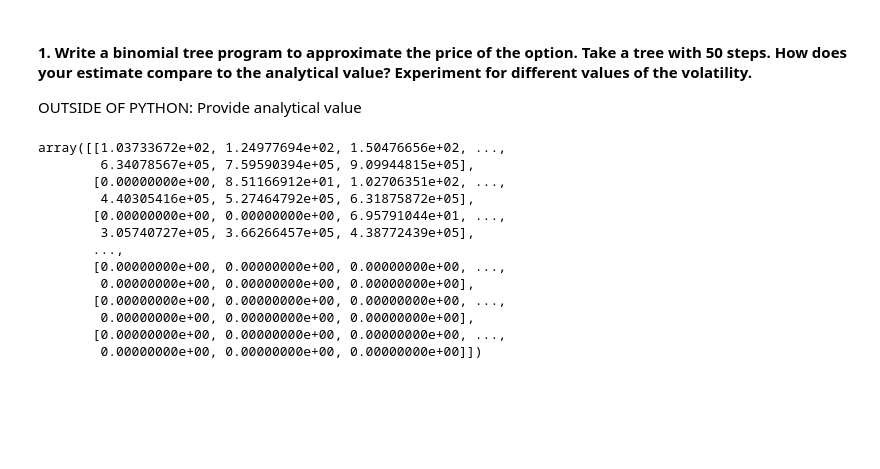
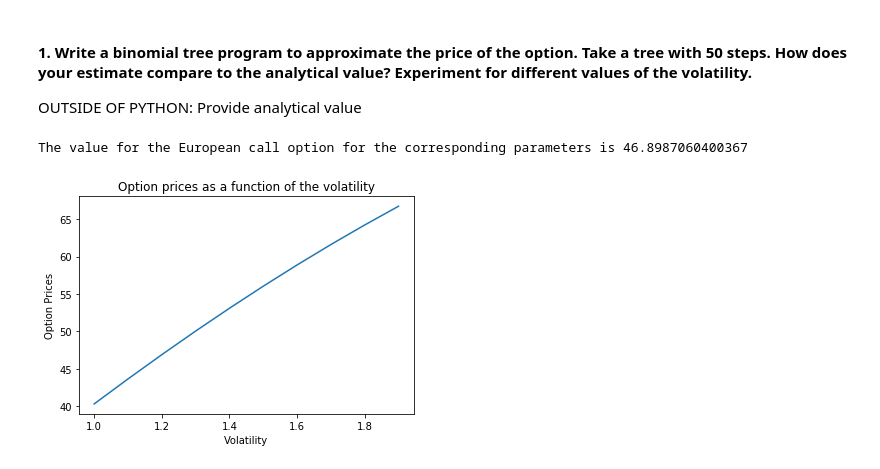
Before and after one commit to Nizario/ComputationalFinance, a Jupyter notebook: Assignments/Assignment1/main.ipynb, the cells around one changed output. Saved outputs shown, nothing was run; the diff lists cells and outputs as text; code cells hidden in the pictures; blank space fills up the shorter version.

```diff
--- a/Assignments/Assignment1/main.ipynb
+++ b/Assignments/Assignment1/main.ipynb
@@ -33,9 +33,10 @@ Code: https://seelio.com/w/2c0v/binomial-pricing-model-for-options
 K = 99 # strike price
 S0 = 100 # current price of the stock
 N = 50 # time steps
-u = 1.2
-r = .06
+sigma = 1.2 # volatility
+r = .06 # risk free rate
 T = 1 # year
+areaType = "European"
 # %% [markdown]
 #### 1. Write a binomial tree program to approximate the price of the option. Take a tree with 50 steps. How does your estimate compare to the analytical value? Experiment for different values of the volatility.
 
@@ -68,16 +44,53 @@ def binomial_tree(K, S0, N, u, r, T):
-# %%
-binomial_tree(K, S0, N, u, r, T)
-# %% [output]
-array([[1.03733672e+02, 1.24977694e+02, 1.50476656e+02, ...,
-        6.34078567e+05, 7.59590394e+05, 9.09944815e+05],
-       [0.00000000e+00, 8.51166912e+01, 1.02706351e+02, ...,
-        4.40305416e+05, 5.27464792e+05, 6.31875872e+05],
-       [0.00000000e+00, 0.00000000e+00, 6.95791044e+01, ...,
-        3.05740727e+05, 3.66266457e+05, 4.38772439e+05],
-       ...,
-       [0.00000000e+00, 0.00000000e+00, 0.00000000e+00, ...,
-        0.00000000e+00, 0.00000000e+00, 0.00000000e+00],
-       [0.00000000e+00, 0.00000000e+00, 0.00000000e+00, ...,
-        0.00000000e+00, 0.00000000e+00, 0.00000000e+00],
-       [0.00000000e+00, 0.00000000e+00, 0.00000000e+00, ...,
-        0.00000000e+00, 0.00000000e+00, 0.00000000e+00]])
+# %%
+import math
+import numpy as np
+import matplotlib.pyplot as plt
+
+def binomial_tree(K, S0, N, sigma, r, T, areaType):
+    dt = np.float(T)/N # length of a stip in the tree
+    u = np.exp(sigma*np.sqrt(dt)) # upward step
+    d = 1/u # downward step
+    p = (np.exp(r*dt)-d)/(u-d) # risk-neutral probability
+
+    ST = np.zeros(N+1) # vector of stock
+    option=np.zeros(N+1) # vector of option prices
+
+    for i in range(0, N+1):
+        ST[i] = S0*u**(N-i)*d**i
+        option[i] = max((ST[i]-K), 0)
+
+    for i in range(N - 1, -1, -1):
+        for j in range(0, i + 1):
+            option[j] = np.exp(-r*dt)*(p*option[j]+(1-p)*option[j+1])
+
+            if areaType=="AmericanCall":
+                ST[j]=np.exp(-r*dt)*(p*ST[j]+(1-p)*ST[j+1])
+                option[j]=max(option[j], max((ST[j]-K),0))
+
+            if areaType=="AmericanPut":
+                ST[j]=np.exp(-r*dt)*(p*ST[j]+(1-p)*ST[j+1])
+                option[j]=max(option[j], max(-1*(ST[j]-K),0))
+
+    return(option[0])
+
+# Calculate the option price and print it
+option_price = binomial_tree(K, S0, N, sigma, r, T, area)
+print('The value for the European call option for the corresponding parameters is ' + str(option_price))
+
+# Experiment for different values of the volatility
+
+volatilities = [(1+ i/10) for i in range(10)]
+option_prices = []
+
+for sigma in volatilities:
+    option_price = binomial_tree(K, S0, N, sigma, r, T, area)
+    option_prices.append(option_price)
+
+plt.title('Option prices as a function of the volatility')
+plt.plot(volatilities, option_prices)
+plt.ylabel('Option Prices')
+plt.xlabel('Volatility')
+plt.show()
+# %% [output]
+The value for the European call option for the corresponding parameters is 46.8987060400367
+[figure, added]
```
Also changed, not shown: parts of 5 cells of this notebook.
